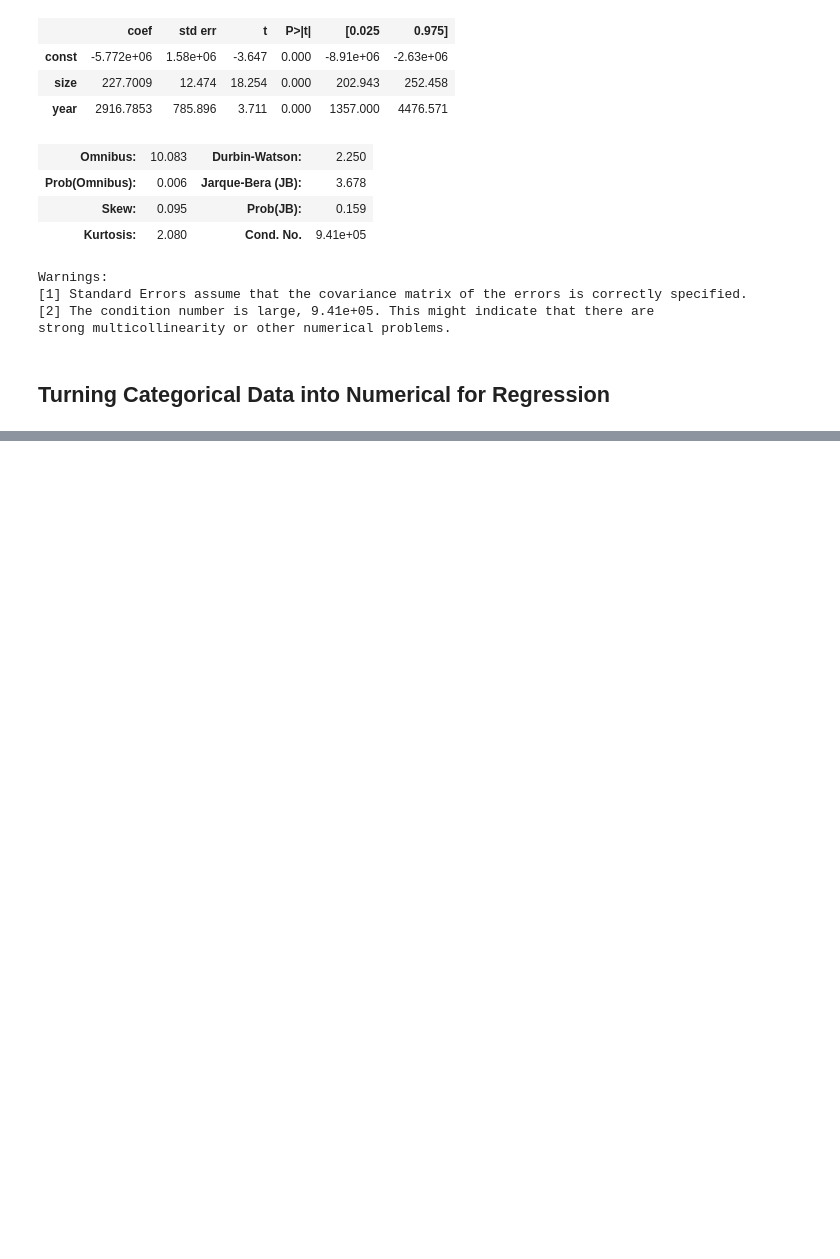
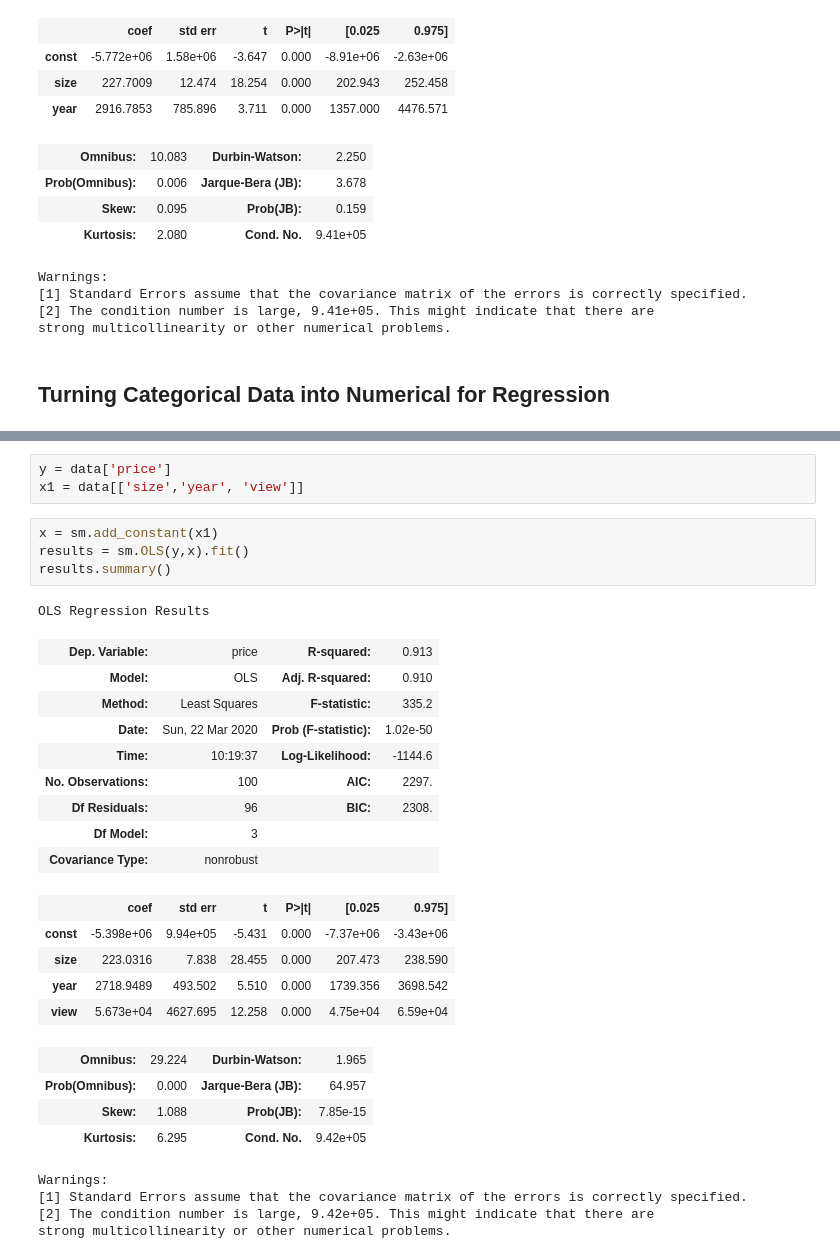
Before and after one commit to Andre-Williams22/Data-Science-ML-Courses, a Jupyter notebook: 365-DataScience/Advanced-Statistical-Methods/Exercise-Multiple-Linear-Regression.ipynb, the cells around one changed output, grey strips where cells are left out. Saved outputs shown, nothing was run; the diff lists cells and outputs as text; blank space fills up the shorter version.

Commit message:
finishes mlg exercises and lessons with stats models

```diff
--- a/365-DataScience/Advanced-Statistical-Methods/Exercise-Multiple-Linear-Regression.ipynb
+++ b/365-DataScience/Advanced-Statistical-Methods/Exercise-Multiple-Linear-Regression.ipynb
@@ -59,0 +104,31 @@ df = pd.read_csv('')
+# %%
+y = data['price']
+x1 = data[['size','year', 'view']]
+# %%
+x = sm.add_constant(x1)
+results = sm.OLS(y,x).fit()
+results.summary()
+# %% [output]
+OLS Regression Results
+| Dep. Variable: | price | R-squared: | 0.913 |
+| Model: | OLS | Adj. R-squared: | 0.910 |
+| Method: | Least Squares | F-statistic: | 335.2 |
+| Date: | Sun, 22 Mar 2020 | Prob (F-statistic): | 1.02e-50 |
+| Time: | 10:19:37 | Log-Likelihood: | -1144.6 |
+| No. Observations: | 100 | AIC: | 2297. |
+| Df Residuals: | 96 | BIC: | 2308. |
+| Df Model: | 3 |  |  |
+| Covariance Type: | nonrobust |  |  |
+|  | coef | std err | t | P>|t| | [0.025 | 0.975] |
+| const | -5.398e+06 | 9.94e+05 | -5.431 | 0.000 | -7.37e+06 | -3.43e+06 |
+| size | 223.0316 | 7.838 | 28.455 | 0.000 | 207.473 | 238.590 |
+| year | 2718.9489 | 493.502 | 5.510 | 0.000 | 1739.356 | 3698.542 |
+| view | 5.673e+04 | 4627.695 | 12.258 | 0.000 | 4.75e+04 | 6.59e+04 |
+| Omnibus: | 29.224 | Durbin-Watson: | 1.965 |
+| Prob(Omnibus): | 0.000 | Jarque-Bera (JB): | 64.957 |
+| Skew: | 1.088 | Prob(JB): | 7.85e-15 |
+| Kurtosis: | 6.295 | Cond. No. | 9.42e+05 |
+Warnings:
+[1] Standard Errors assume that the covariance matrix of the errors is correctly specified.
+[2] The condition number is large, 9.42e+05. This might indicate that there are
+strong multicollinearity or other numerical problems.
```
Also changed, not shown: parts of 10 cells of this notebook, 2 other files.
